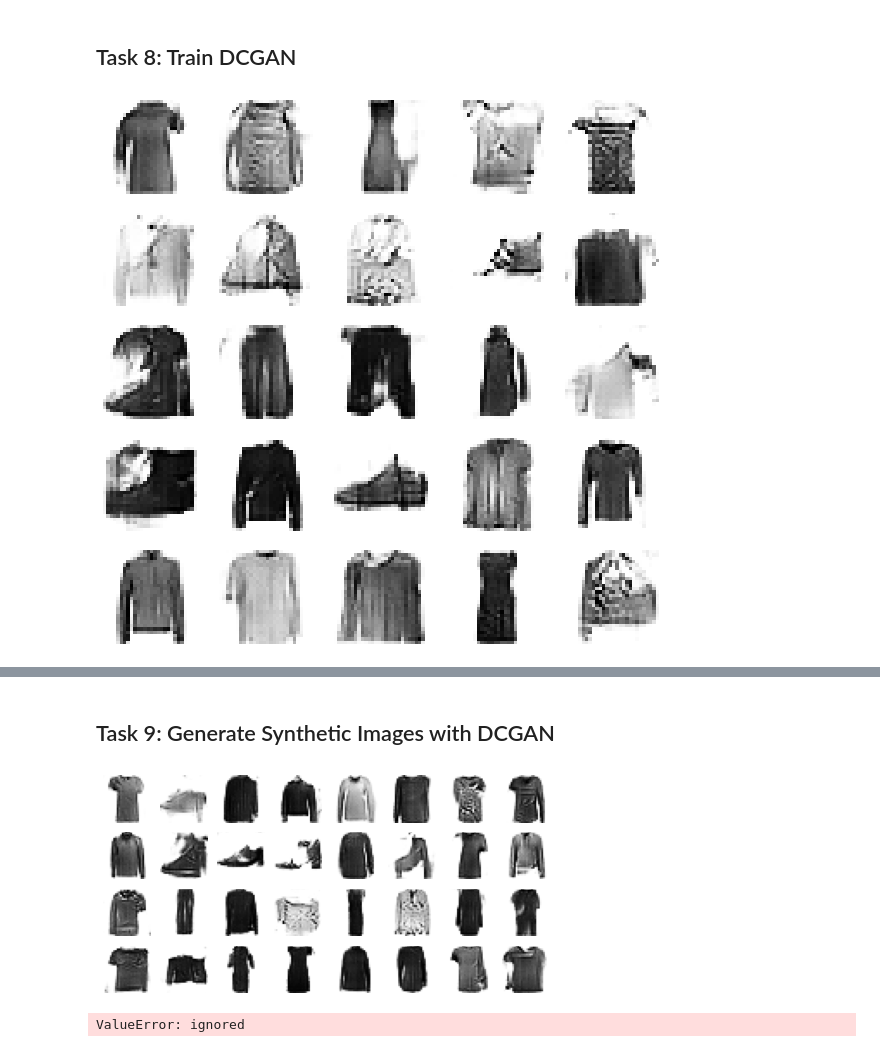
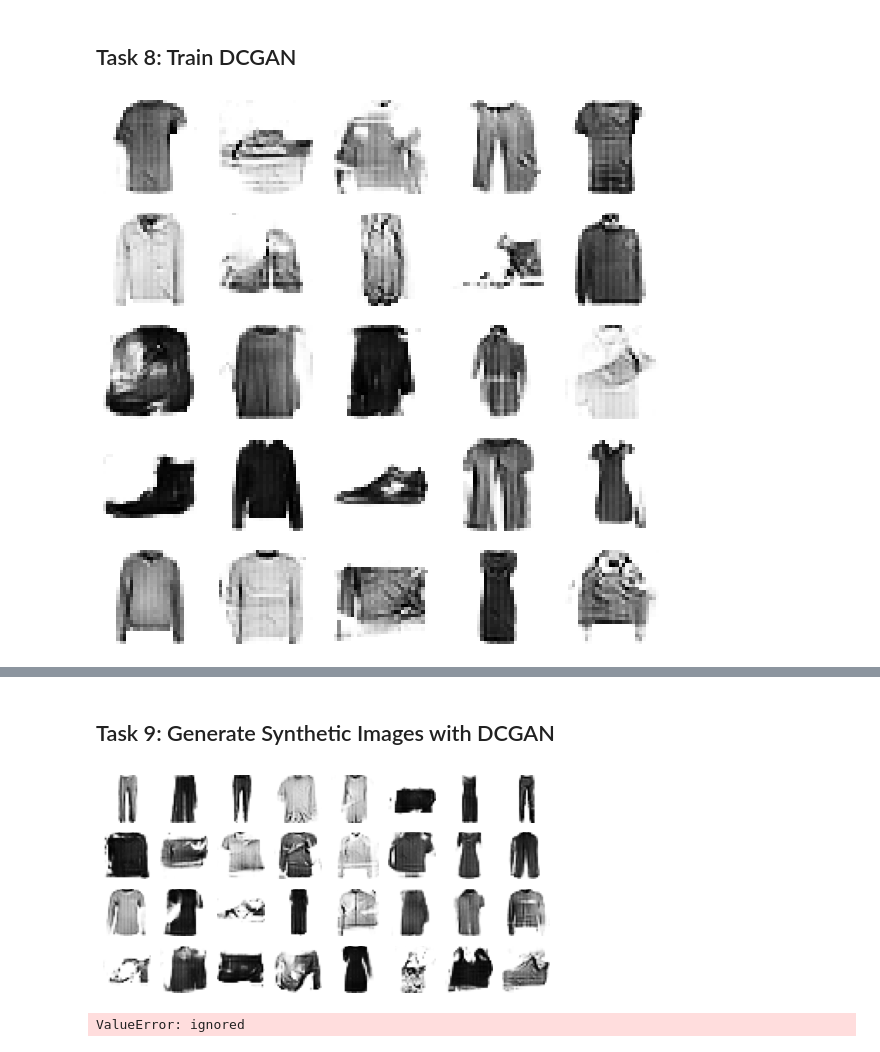
Before and after one commit to Noha-Magdy/Mini-projects-for-hands-on-practice, a Jupyter notebook: DCGAN/DCGAN.ipynb, the cells around one changed output, grey strips where cells are left out. Saved outputs shown, nothing was run; the diff lists cells and outputs as text; code cells hidden in the pictures.

```diff
--- a/DCGAN/DCGAN.ipynb
+++ b/DCGAN/DCGAN.ipynb
@@ -86,10 +86,10 @@ show(generated_images, 1)
 ## Tak 5: Build the Discriminator Network for DCGAN
 # %%
 discriminator = keras.models.Sequential([
-    keras.layers.Conv2D(64, (5,5), (2,2), padding="same", input_shape=[28, 28, 1]),
+    keras.layers.Conv2D(128, (5,5), (2,2), padding="same", input_shape=[28, 28, 1]),
     keras.layers.LeakyReLU(0.2),
     keras.layers.Dropout(0.3),
-    keras.layers.Conv2D(128, (5,5), (2,2), padding="same"),
+    keras.layers.Conv2D(256, (5,5), (2,2), padding="same"),
     keras.layers.LeakyReLU(0.2),
     keras.layers.Dropout(0.3),
     keras.layers.Flatten(),
@@ -163,6 +163,6 @@ dataset = dataset.shuffle(1000)
 dataset = dataset.batch(batch_size, drop_remainder=True).prefetch(1)
 # %%
 %%time
-train_dcgan(gan, dataset, batch_size, num_features, epochs=10)
+train_dcgan(gan, dataset, batch_size, num_features, epochs=15)
 # %% [output]
-[figure, old version]
+[figure, new version]
@@ -175,7 +175,7 @@ noise = tf.random.normal(shape=[batch_size, num_features])
 generated_images = generator(noise)
 show(generated_images, 8)
 # %% [output]
-[figure, old version]
+[figure, new version]
 # %%
 ## Source: https://www.tensorflow.org/tutorials/generative/dcgan#create_a_gif
 import imageio
```
Also changed, not shown: parts of 1 cell of this notebook.
